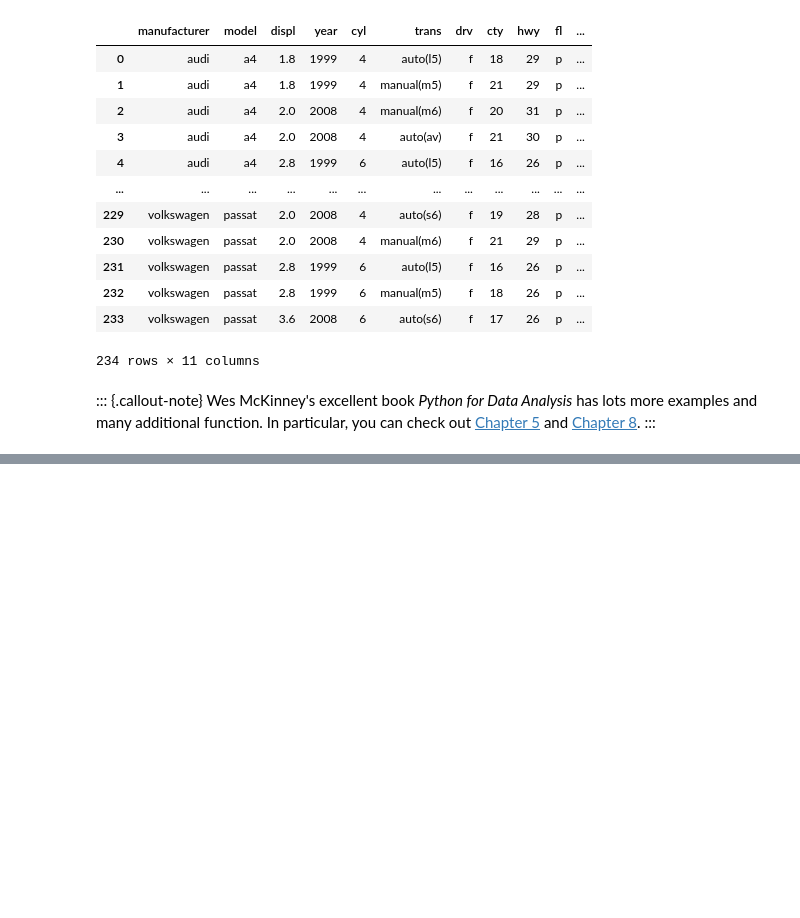
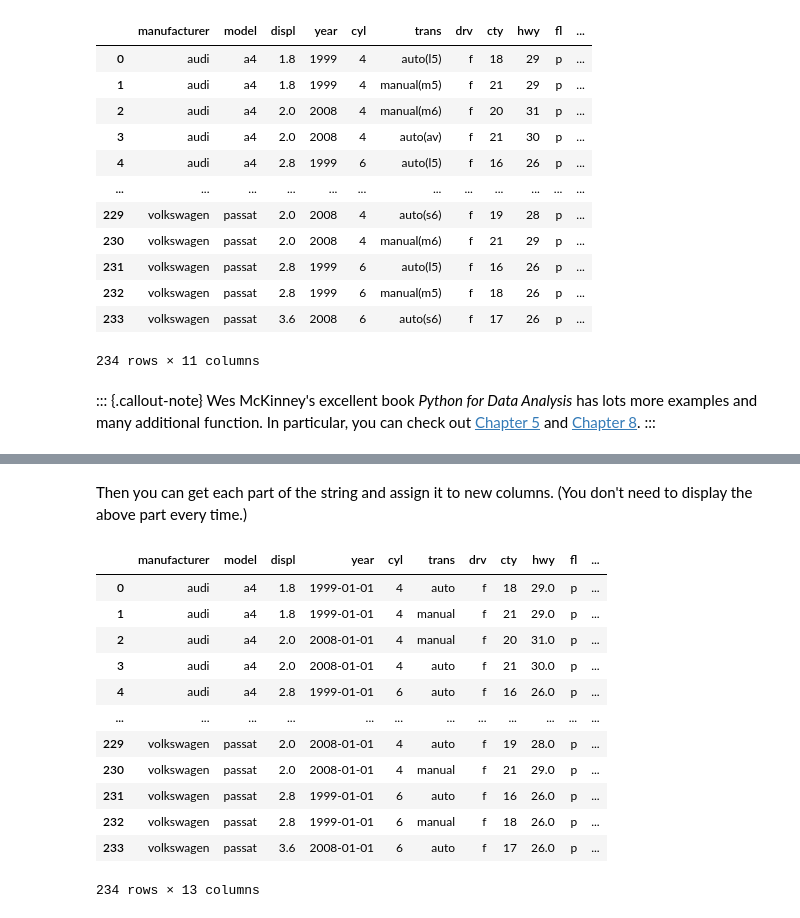
Before and after one commit to jrladd/CIS241, a Jupyter notebook: guides/pandas.ipynb, the cells around one changed output, grey strips where cells are left out. Saved outputs shown, nothing was run; the diff lists cells and outputs as text; code cells hidden in the pictures; blank space fills up the shorter version.

```diff
--- a/guides/pandas.ipynb
+++ b/guides/pandas.ipynb
@@ -638,0 +837,24 @@ Wes McKinney's excellent book *Python for Data Analysis* has lots more examples
+# %% [markdown]
+Then you can get each part of the string and assign it to new columns. (You don't need to display the above part every time.)
+# %%
+# Note we can use assign to define columns for each part of the split
+# Every time we manipulate a string
+mpg = mpg.assign(
+    trans = mpg.trans.str.split("(").str[0],
+    transmission_full = mpg.trans.str.split("(").str[1]
+)
+mpg
+# %% [output]
+|  | manufacturer | model | displ | year | cyl | trans | drv | cty | hwy | fl | ... |
+| 0 | audi | a4 | 1.8 | 1999-01-01 | 4 | auto | f | 18 | 29.0 | p | ... |
+| 1 | audi | a4 | 1.8 | 1999-01-01 | 4 | manual | f | 21 | 29.0 | p | ... |
+| 2 | audi | a4 | 2.0 | 2008-01-01 | 4 | manual | f | 20 | 31.0 | p | ... |
+| 3 | audi | a4 | 2.0 | 2008-01-01 | 4 | auto | f | 21 | 30.0 | p | ... |
+| 4 | audi | a4 | 2.8 | 1999-01-01 | 6 | auto | f | 16 | 26.0 | p | ... |
+| ... | ... | ... | ... | ... | ... | ... | ... | ... | ... | ... | ... |
+| 229 | volkswagen | passat | 2.0 | 2008-01-01 | 4 | auto | f | 19 | 28.0 | p | ... |
+| 230 | volkswagen | passat | 2.0 | 2008-01-01 | 4 | manual | f | 21 | 29.0 | p | ... |
+| 231 | volkswagen | passat | 2.8 | 1999-01-01 | 6 | auto | f | 16 | 26.0 | p | ... |
+| 232 | volkswagen | passat | 2.8 | 1999-01-01 | 6 | manual | f | 18 | 26.0 | p | ... |
+| 233 | volkswagen | passat | 3.6 | 2008-01-01 | 6 | auto | f | 17 | 26.0 | p | ... |
+234 rows × 13 columns
```
Also changed, not shown: parts of 32 cells of this notebook, 7 other files.
